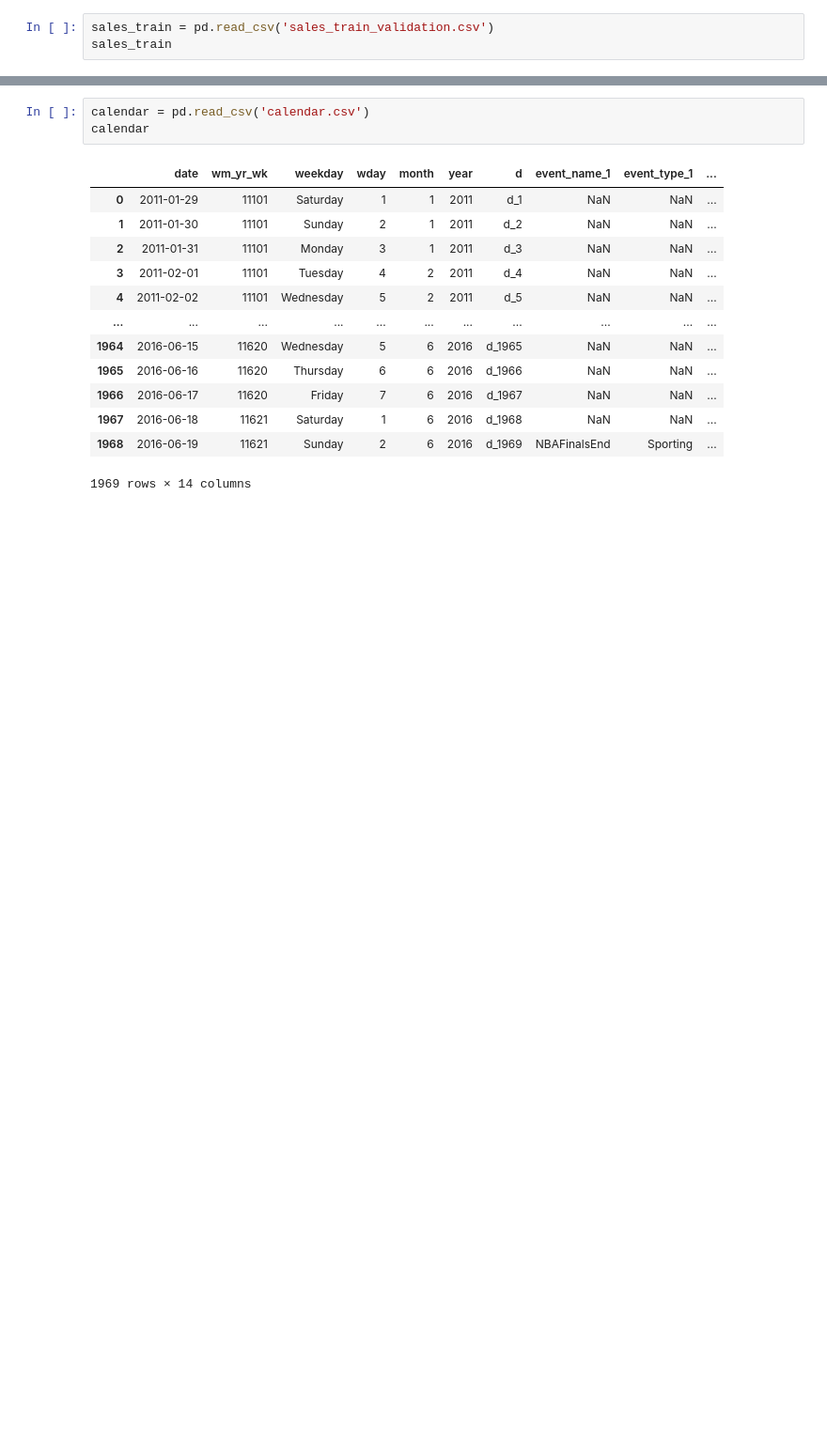
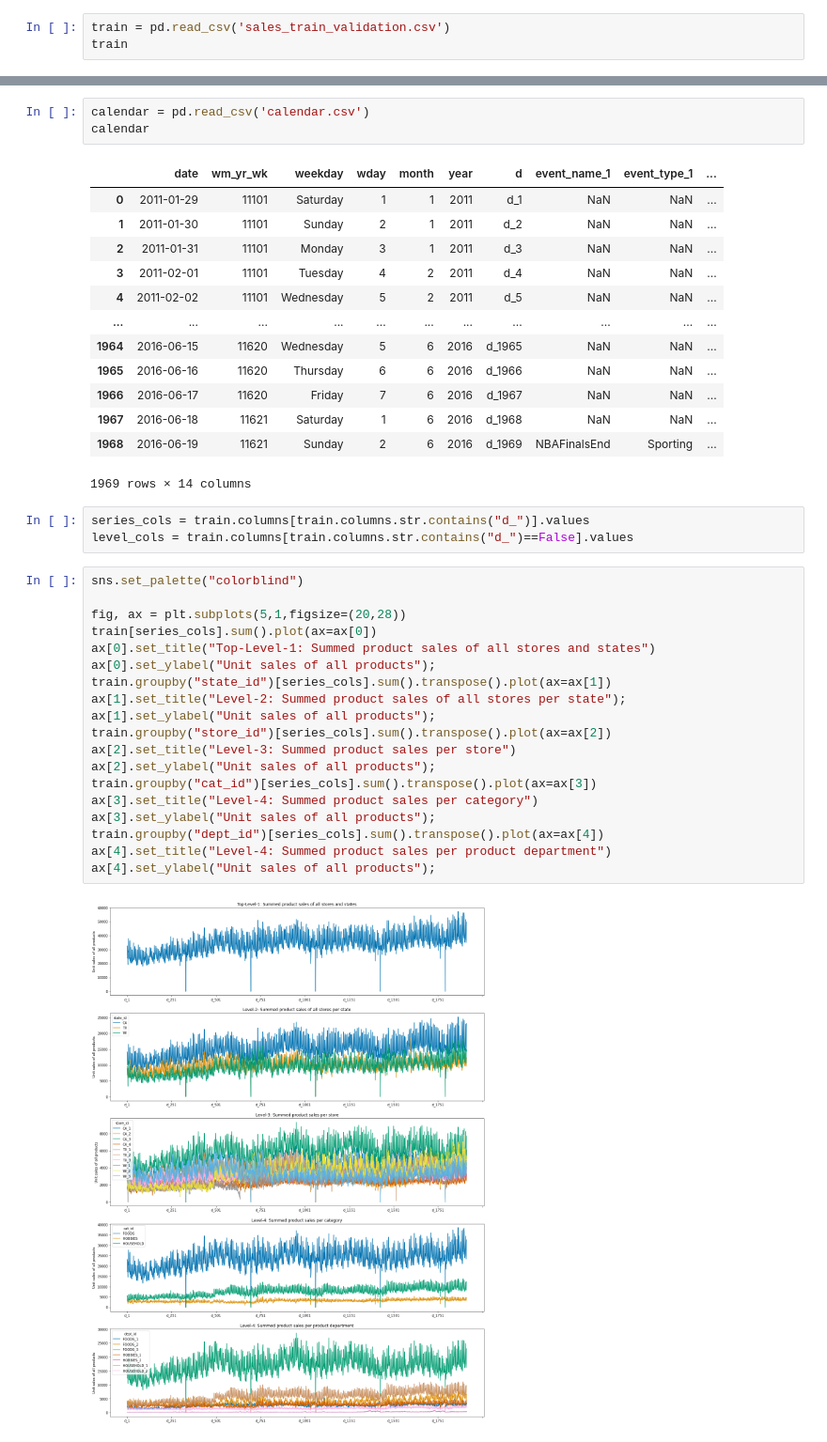
Before and after one commit to kojikojiprg/kaggle, a Jupyter notebook: M5 forecasting/src/M5 forecasting.ipynb, the cells around one changed output, grey strips where cells are left out. Shown at 94% size. Saved outputs shown, nothing was run; the diff lists cells and outputs as text; blank space fills up the shorter version.

```diff
--- a/M5 forecasting/src/M5 forecasting.ipynb
+++ b/M5 forecasting/src/M5 forecasting.ipynb
@@ -44,6 +53,6 @@ import pandas as pd
 # %%
-sales_train = pd.read_csv('sales_train_validation.csv')
-sales_train
+train = pd.read_csv('sales_train_validation.csv')
+train
 # %% [output]
 |  | id | item_id | dept_id | cat_id | store_id | state_id | d_1 | d_2 | d_3 | d_4 | d_5 | ... |
 | 0 | HOBBIES_1_001_CA_1_validation | HOBBIES_1_001 | HOBBIES_1 | HOBBIES | CA_1 | CA | 0 | 0 | 0 | 0 | 0 | ... |
@@ -92,3 +101,27 @@ calendar
 | 1967 | 2016-06-18 | 11621 | Saturday | 1 | 6 | 2016 | d_1968 | NaN | NaN | ... |
 | 1968 | 2016-06-19 | 11621 | Sunday | 2 | 6 | 2016 | d_1969 | NBAFinalsEnd | Sporting | ... |
 1969 rows × 14 columns
+# %%
+series_cols = train.columns[train.columns.str.contains("d_")].values
+level_cols = train.columns[train.columns.str.contains("d_")==False].values
+# %%
+sns.set_palette("colorblind")
+
+fig, ax = plt.subplots(5,1,figsize=(20,28))
+train[series_cols].sum().plot(ax=ax[0])
+ax[0].set_title("Top-Level-1: Summed product sales of all stores and states")
+ax[0].set_ylabel("Unit sales of all products");
+train.groupby("state_id")[series_cols].sum().transpose().plot(ax=ax[1])
+ax[1].set_title("Level-2: Summed product sales of all stores per state");
+ax[1].set_ylabel("Unit sales of all products");
+train.groupby("store_id")[series_cols].sum().transpose().plot(ax=ax[2])
+ax[2].set_title("Level-3: Summed product sales per store")
+ax[2].set_ylabel("Unit sales of all products");
+train.groupby("cat_id")[series_cols].sum().transpose().plot(ax=ax[3])
+ax[3].set_title("Level-4: Summed product sales per category")
+ax[3].set_ylabel("Unit sales of all products");
+train.groupby("dept_id")[series_cols].sum().transpose().plot(ax=ax[4])
+ax[4].set_title("Level-4: Summed product sales per product department")
+ax[4].set_ylabel("Unit sales of all products");
+# %% [output]
+[figure, added]
```
Also changed, not shown: parts of 3 cells of this notebook.
